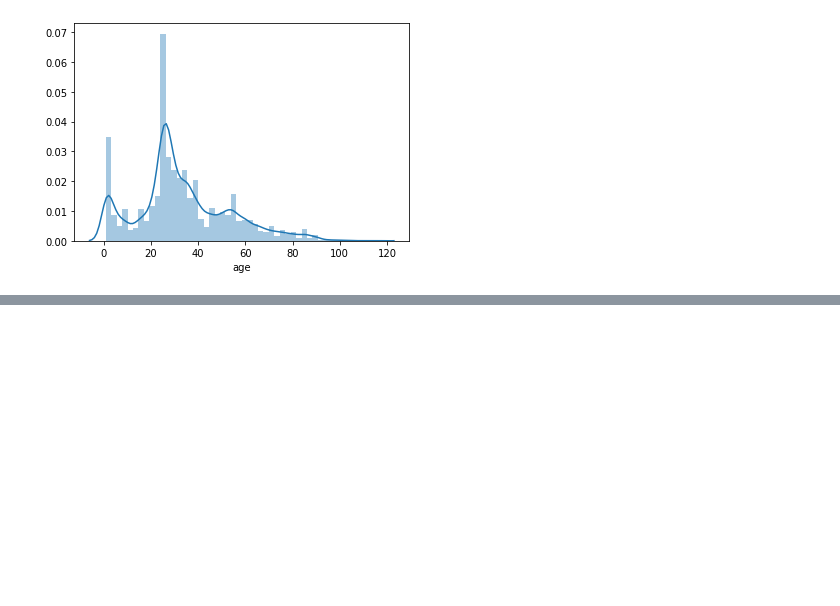
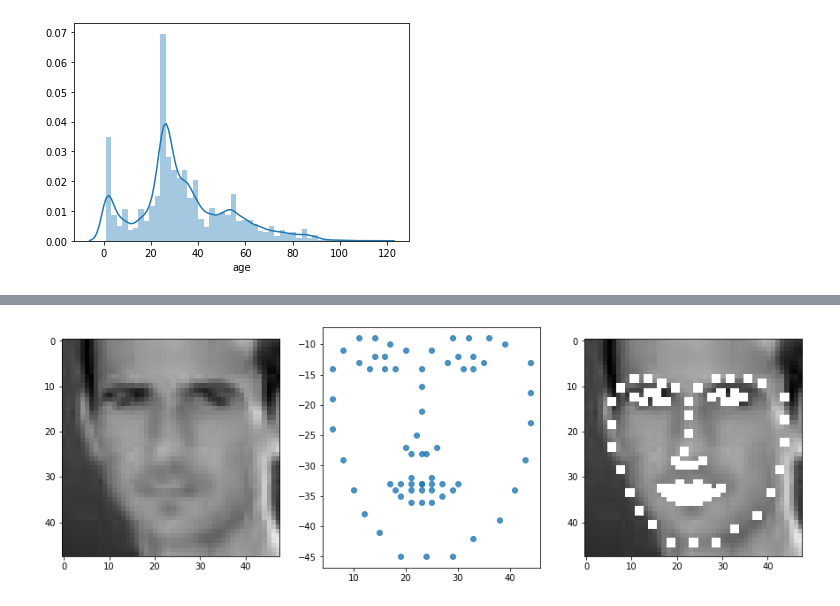
Before and after one commit to mbearw-berkeley/W207-finalProject, a Jupyter notebook: 207_Final_Project.ipynb, the cells around one changed output, grey strips where cells are left out. Cells and saved outputs as stored; diff of their text form; code cells hidden in the pictures; blank space fills up the shorter version.

```diff
--- a/207_Final_Project.ipynb
+++ b/207_Final_Project.ipynb
@@ -95,16 +119,20 @@ Downloading http://dlib.net/files/shape_predictor_68_face_landmarks.dat.bz2 to C
 # %%
+img = get_photo("images\img10126.jpg")
+landmarks = extract_face_landmarks(img)
 fig = plt.figure(figsize=(15, 5))
 ax = fig.add_subplot(1, 3, 1)
 ax.imshow(img)
 ax = fig.add_subplot(1, 3, 2)
 ax.scatter(landmarks[:, 0], -landmarks[:, 1], alpha=0.8)
 ax = fig.add_subplot(1, 3, 3)
 img2 = img.copy()
 for p in landmarks:
     img2[p[1]-1:p[1]+1, p[0]-1:p[0]+1, :] = (255, 255, 255)
 
 ax.imshow(img2)
 plt.show()
+# %% [output]
+[figure, added]
 # %%
 fig = plt.figure(figsize=(10,10))
 plt.plot(landmarks[:,0], -landmarks[:,1], 'ro', markersize=8, alpha = 0.5)
```
Also changed, not shown: parts of 14 cells of this notebook, 1 other file.
